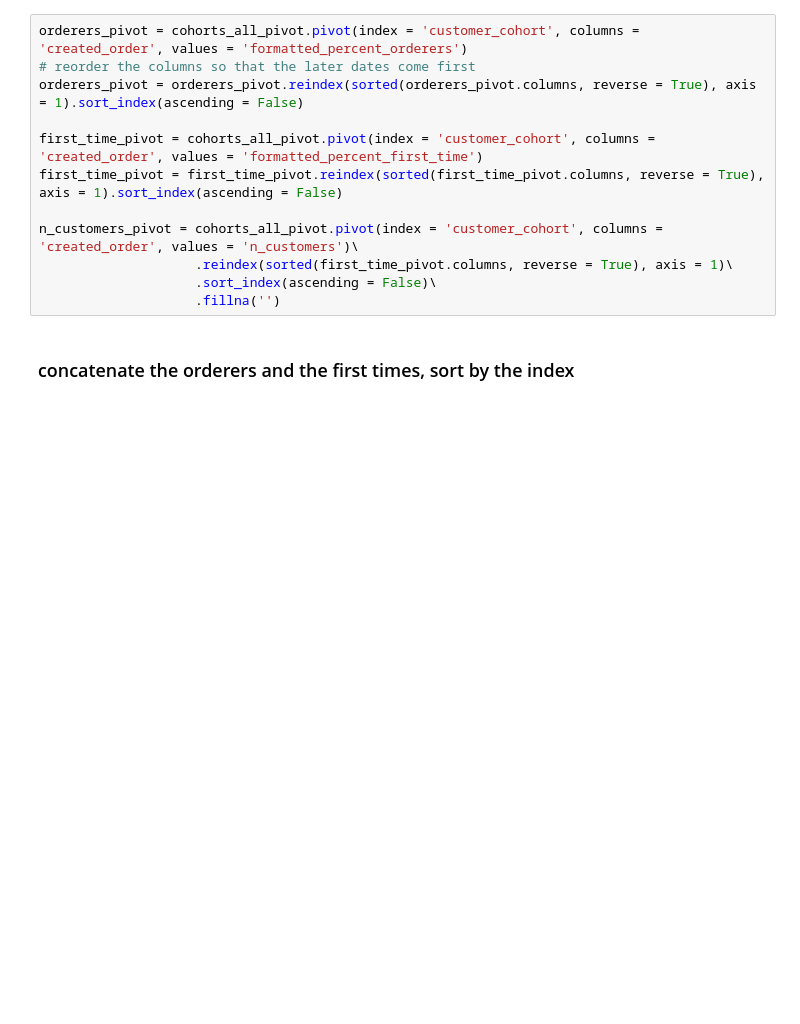
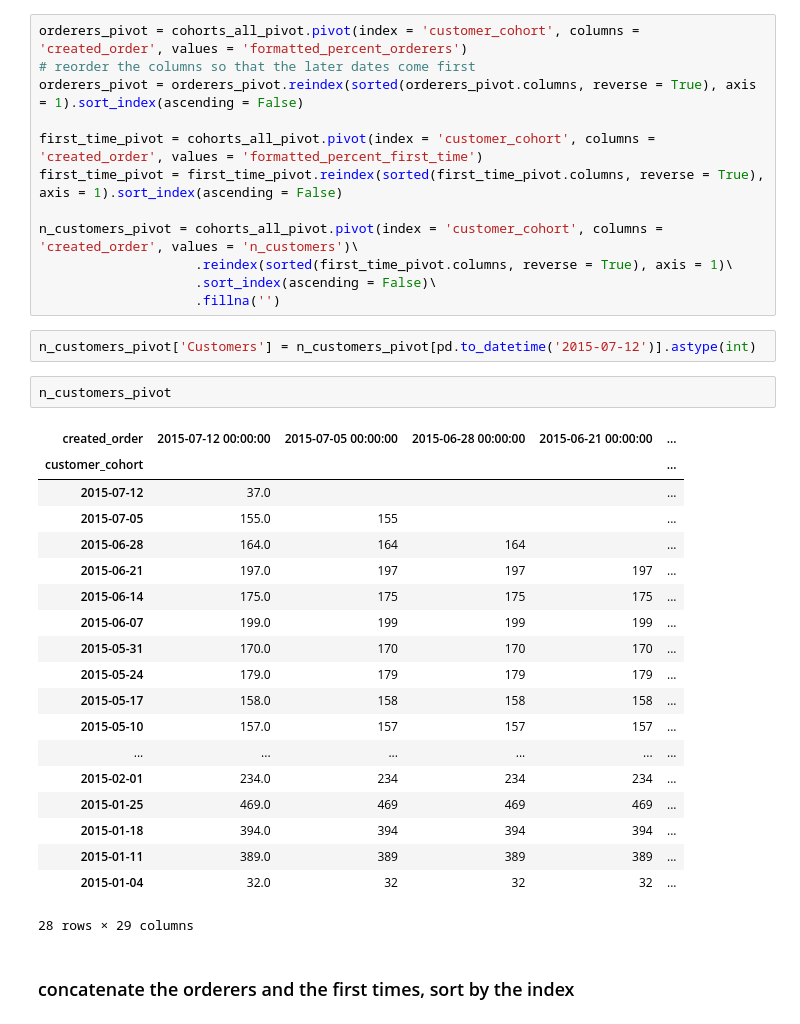
Before and after one commit to bfdykstra/invitae-cohort-analysis, a Jupyter notebook: Invitae.ipynb, the cells around one changed output. Drawn from its saved outputs; the diff is of its cells as text; blank space fills up the shorter version.

Commit message:
total customers in each cohort, manual groupby operations

```diff
--- a/Invitae.ipynb
+++ b/Invitae.ipynb
@@ -243,6 +241,30 @@ n_customers_pivot = cohorts_all_pivot.pivot(index = 'customer_cohort', columns =
                     .reindex(sorted(first_time_pivot.columns, reverse = True), axis = 1)\
                     .sort_index(ascending = False)\
                     .fillna('')
+# %%
+n_customers_pivot['Customers'] = n_customers_pivot[pd.to_datetime('2015-07-12')].astype(int)
+# %%
+n_customers_pivot
+# %% [output]
+| created_order | 2015-07-12 00:00:00 | 2015-07-05 00:00:00 | 2015-06-28 00:00:00 | 2015-06-21 00:00:00 | ... |
+| customer_cohort |  |  |  |  | ... |
+| 2015-07-12 | 37.0 |  |  |  | ... |
+| 2015-07-05 | 155.0 | 155 |  |  | ... |
+| 2015-06-28 | 164.0 | 164 | 164 |  | ... |
+| 2015-06-21 | 197.0 | 197 | 197 | 197 | ... |
+| 2015-06-14 | 175.0 | 175 | 175 | 175 | ... |
+| 2015-06-07 | 199.0 | 199 | 199 | 199 | ... |
+| 2015-05-31 | 170.0 | 170 | 170 | 170 | ... |
+| 2015-05-24 | 179.0 | 179 | 179 | 179 | ... |
+| 2015-05-17 | 158.0 | 158 | 158 | 158 | ... |
+| 2015-05-10 | 157.0 | 157 | 157 | 157 | ... |
+| ... | ... | ... | ... | ... | ... |
+| 2015-02-01 | 234.0 | 234 | 234 | 234 | ... |
+| 2015-01-25 | 469.0 | 469 | 469 | 469 | ... |
+| 2015-01-18 | 394.0 | 394 | 394 | 394 | ... |
+| 2015-01-11 | 389.0 | 389 | 389 | 389 | ... |
+| 2015-01-04 | 32.0 | 32 | 32 | 32 | ... |
+28 rows × 29 columns
 # %% [markdown]
 ### concatenate the orderers and the first times, sort by the index
 # %%
```
Also changed, not shown: parts of 2 cells of this notebook, 3 other files.
